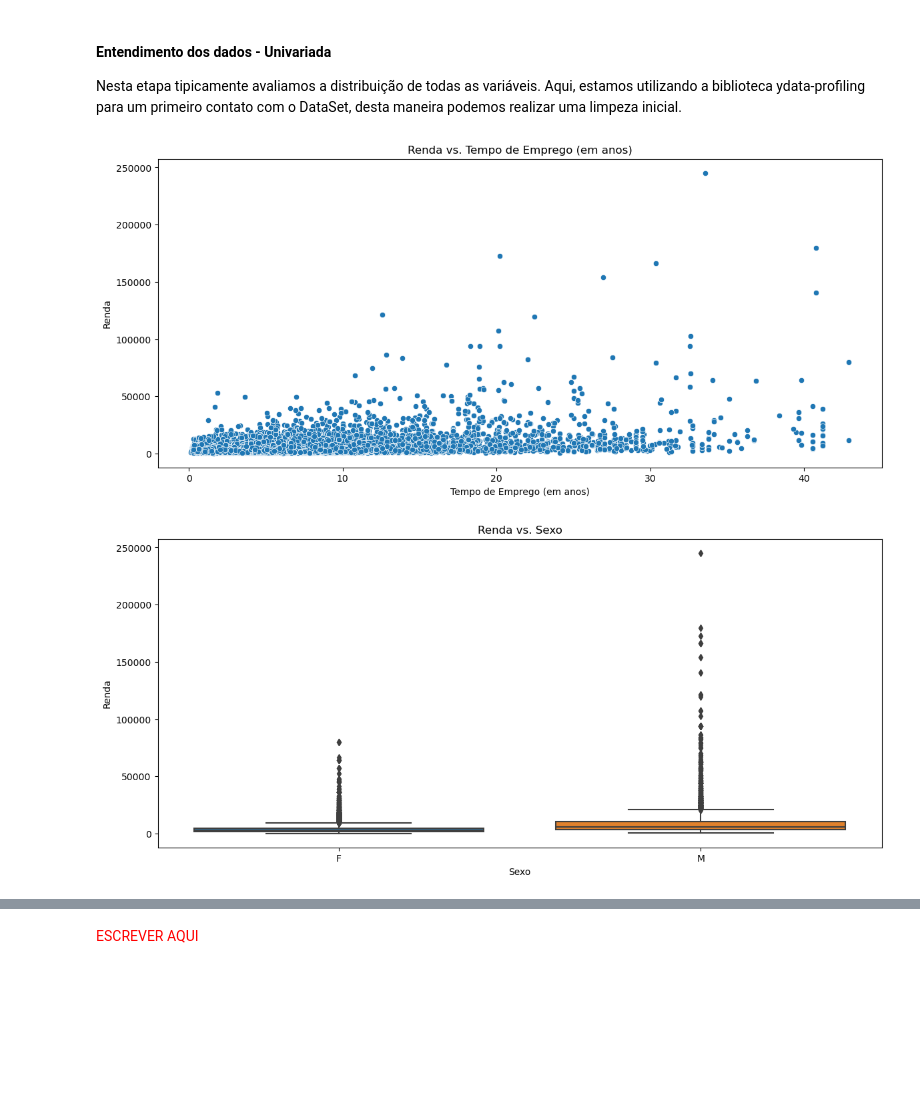
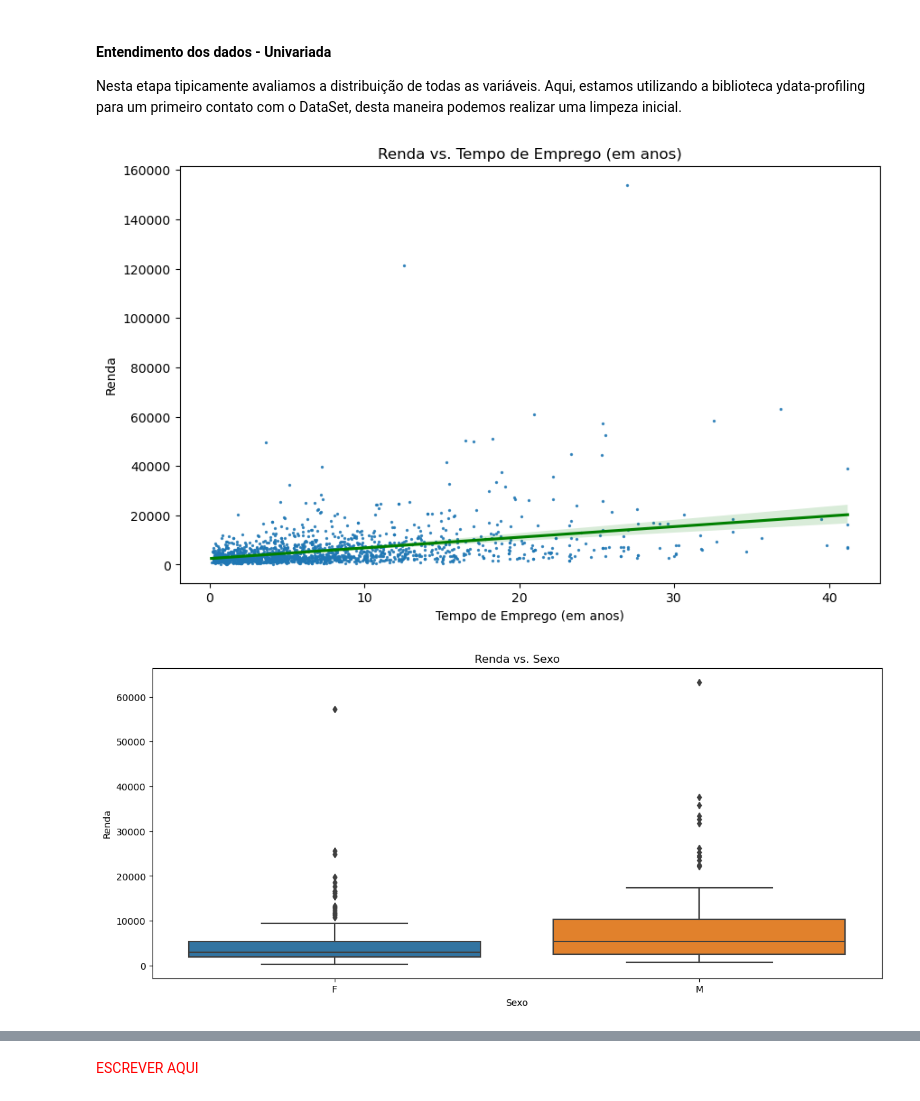
Before and after one commit to PedroHang/Income-Prediction-Model-Project, a Jupyter notebook: income_prediction.ipynb, the cells around one changed output, grey strips where cells are left out. Saved outputs shown, nothing was run; the diff lists cells and outputs as text; code cells hidden in the pictures; blank space fills up the shorter version.

```diff
--- a/income_prediction.ipynb
+++ b/income_prediction.ipynb
@@ -69,22 +69,22 @@ Nesta etapa tipicamente avaliamos a distribuição de todas as variáveis. Aqui,
 (ProfileReport(renda, title="Profiling Report Renda", explorative=True, minimal=True)
         .to_file("./output/report_renda.html"))
 # %%
-plt.figure(figsize=(14, 6))
-sns.scatterplot(x='tempo_emprego', y='renda', data=renda, marker='o')
+plt.figure(figsize=(10, 6))
+sns.regplot(y = 'renda', x = 'tempo_emprego', data = renda.head(2000), scatter_kws={'s': 2}, line_kws={'color': 'green'})
 plt.title('Renda vs. Tempo de Emprego (em anos)')
 plt.xlabel('Tempo de Emprego (em anos)')
 plt.ylabel('Renda')
 plt.show()
 # %% [output]
-[figure, old version]
+[figure, new version]
 # %%
 plt.figure(figsize=(14, 6))
-sns.boxplot(x='sexo', y='renda', data=renda)
+sns.boxplot(x='sexo', y='renda', data=renda.head(400))
 plt.title('Renda vs. Sexo')
 plt.xlabel('Sexo')
 plt.ylabel('Renda')
 plt.show()
 # %% [output]
-[figure, old version]
+[figure, new version]
 # %%
 plt.figure(figsize=(14, 6))
```
Also changed, not shown: parts of 6 cells of this notebook, 1 other file.
